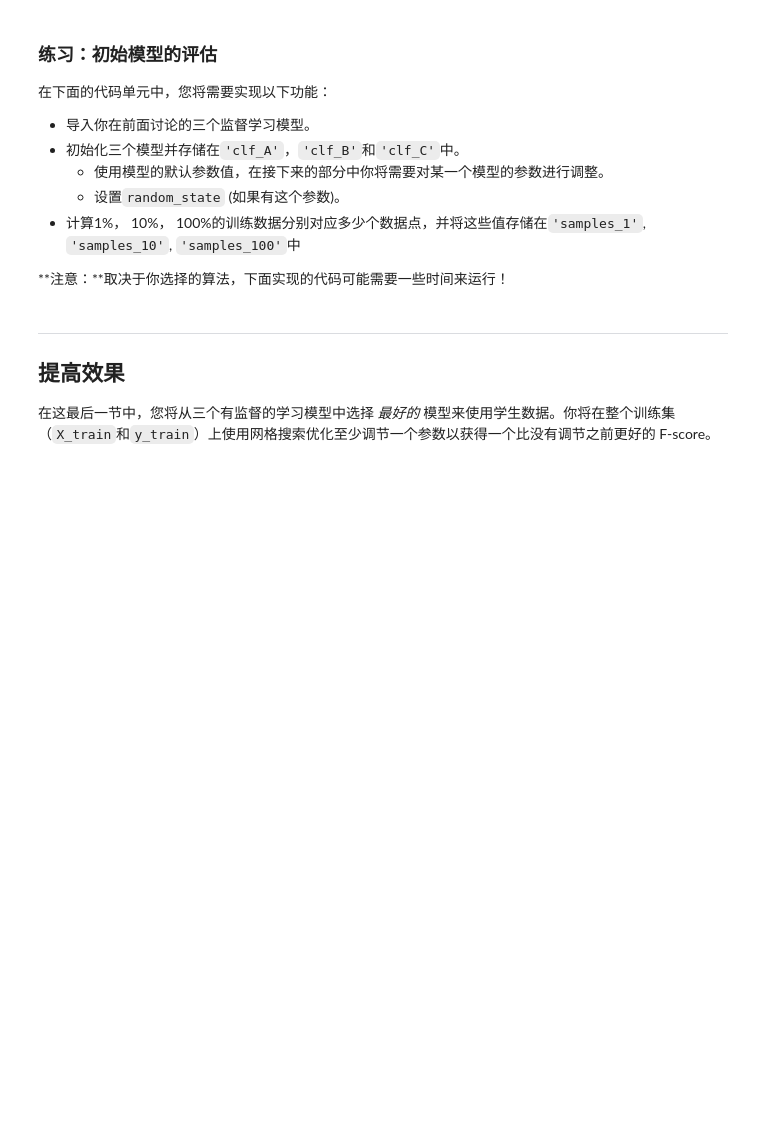
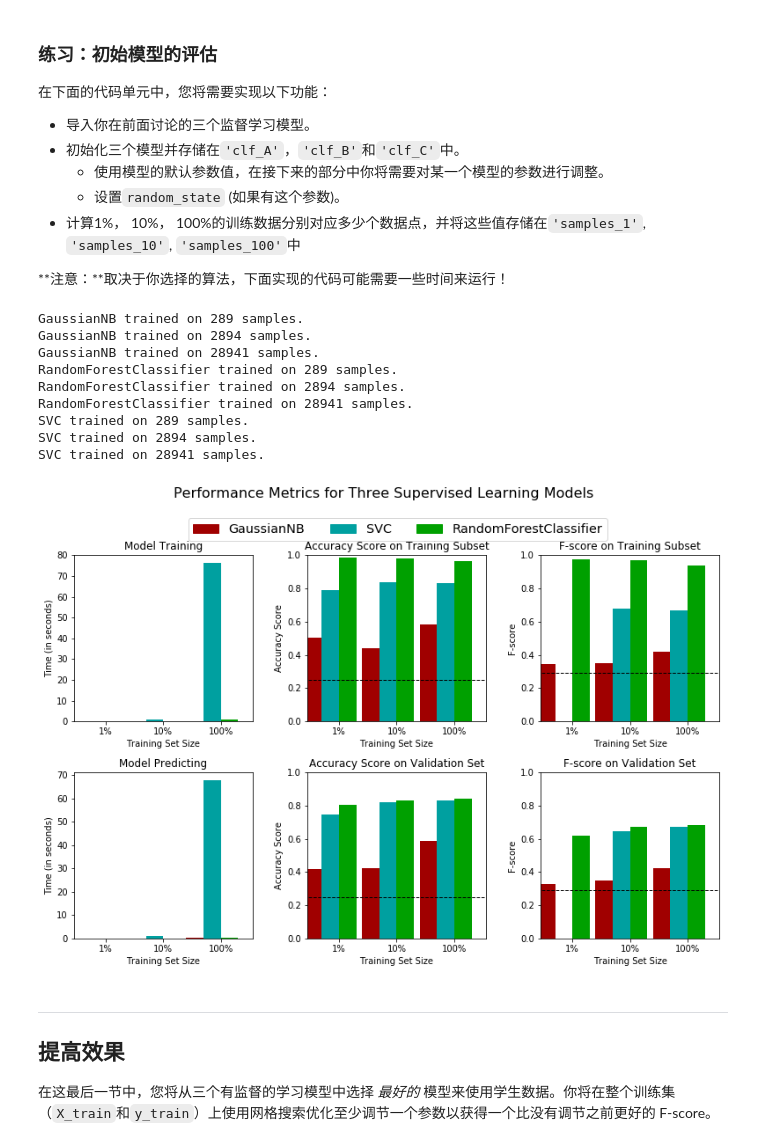
Before and after one commit to NiuCoder/finding_donors-master, a Jupyter notebook: finding_donors.ipynb, the cells around one changed output. Drawn from its saved outputs; the diff is of its cells as text; code cells hidden in the pictures; blank space fills up the shorter version.

```diff
--- a/finding_donors.ipynb
+++ b/finding_donors.ipynb
@@ -334,35 +340,40 @@ def train_predict(learner, sample_size, X_train, y_train, X_val, y_val):
     results = {}
 
     # TODO：使用sample_size大小的训练数据来拟合学习器
+    X_train_sample = X_train[0:sample_size]
+    y_train_sample = y_train[0:sample_size]
+    X_val_sample = X_val[0:sample_size]
+    y_val_sample = y_val[0:sample_size]
     # TODO: Fit the learner to the training data using slicing with 'sample_size'
     start = time() # 获得程序开始时间
-    learner = None
+    learner = learner
+    learner.fit(X_train_sample,y_train_sample)
     end = time() # 获得程序结束时间
 
     # TODO：计算训练时间
-    results['train_time'] = None
+    results['train_time'] = end - start
 
     # TODO: 得到在验证集上的预测值
     #       然后得到对前300个训练数据的预测结果
     start = time() # 获得程序开始时间
-    predictions_val = None
-    predictions_train = None
+    predictions_val = learner.predict(X_val_sample)
+    predictions_train = learner.predict(X_train_sample)
     end = time() # 获得程序结束时间
 
     # TODO：计算预测用时
-    results['pred_time'] = None
+    results['pred_time'] = end - start
 
     # TODO：计算在最前面的300个训练数据的准确率
-    results['acc_train'] = None
+    results['acc_train'] = accuracy_score(y_train_sample,predictions_train)
 
     # TODO：计算在验证上的准确率
-    results['acc_val'] = None
+    results['acc_val'] = accuracy_score(y_val_sample,predictions_val)
 
     # TODO：计算在最前面300个训练数据上的F-score
-    results['f_train'] = None
+    results['f_train'] = fbeta_score(y_train_sample,predictions_train,beta=0.5)
 
     # TODO：计算验证集上的F-score
-    results['f_val'] = None
+    results['f_val'] = fbeta_score(y_val_sample,predictions_val,beta=0.5)
 
     # 成功
     print "{} trained on {} samples.".format(learner.__class__.__name__, sample_size)
@@ -381,27 +392,42 @@ def train_predict(learner, sample_size, X_train, y_train, X_val, y_val):
 **注意：**取决于你选择的算法，下面实现的代码可能需要一些时间来运行！
 # %%
 # TODO：从sklearn中导入三个监督学习模型
+from sklearn.naive_bayes import GaussianNB
+from sklearn.ensemble import RandomForestClassifier
+from sklearn import svm
+import math
 
 # TODO：初始化三个模型
-clf_A = None
-clf_B = None
-clf_C = None
+clf_A = GaussianNB()
+clf_B = RandomForestClassifier()
+clf_C = svm.SVC()
 
 # TODO：计算1%， 10%， 100%的训练数据分别对应多少点
-samples_1 = None
-samples_10 = None
-samples_100 = None
+samples_1 = int(math.floor(len(X_train)*0.01))
+samples_10 = int(math.floor(len(X_train)*0.1))
+samples_100 = len(X_train)
 
 # 收集学习器的结果
 results = {}
 for clf in [clf_A, clf_B, clf_C]:
     clf_name = clf.__class__.__name__
     results[clf_name] = {}
     for i, samples in enumerate([samples_1, samples_10, samples_100]):
         results[clf_name][i] = train_predict(clf, samples, X_train, y_train, X_val, y_val)
 
 # 对选择的三个模型得到的评价结果进行可视化
 vs.evaluate(results, accuracy, fscore)
+# %% [output]
+GaussianNB trained on 289 samples.
+GaussianNB trained on 2894 samples.
+GaussianNB trained on 28941 samples.
+RandomForestClassifier trained on 289 samples.
+RandomForestClassifier trained on 2894 samples.
+RandomForestClassifier trained on 28941 samples.
+SVC trained on 289 samples.
+SVC trained on 2894 samples.
+SVC trained on 28941 samples.
+[figure, added]
 # %% [markdown]
 ----
 ## 提高效果
```
Also changed, not shown: parts of 24 cells of this notebook, 1 other file.
